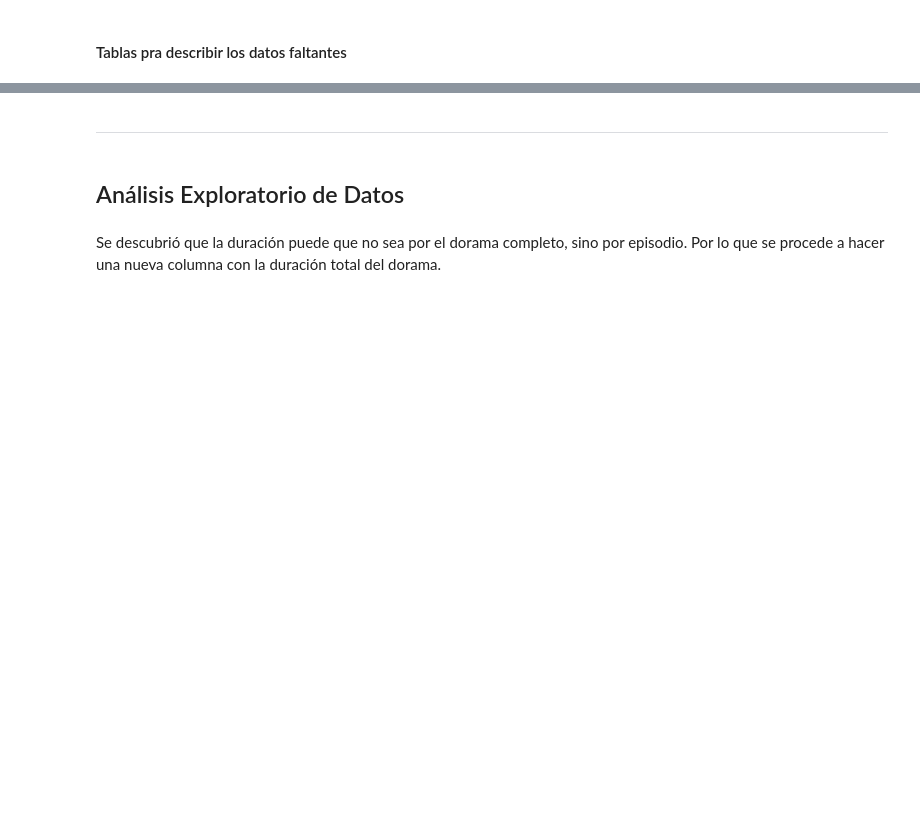
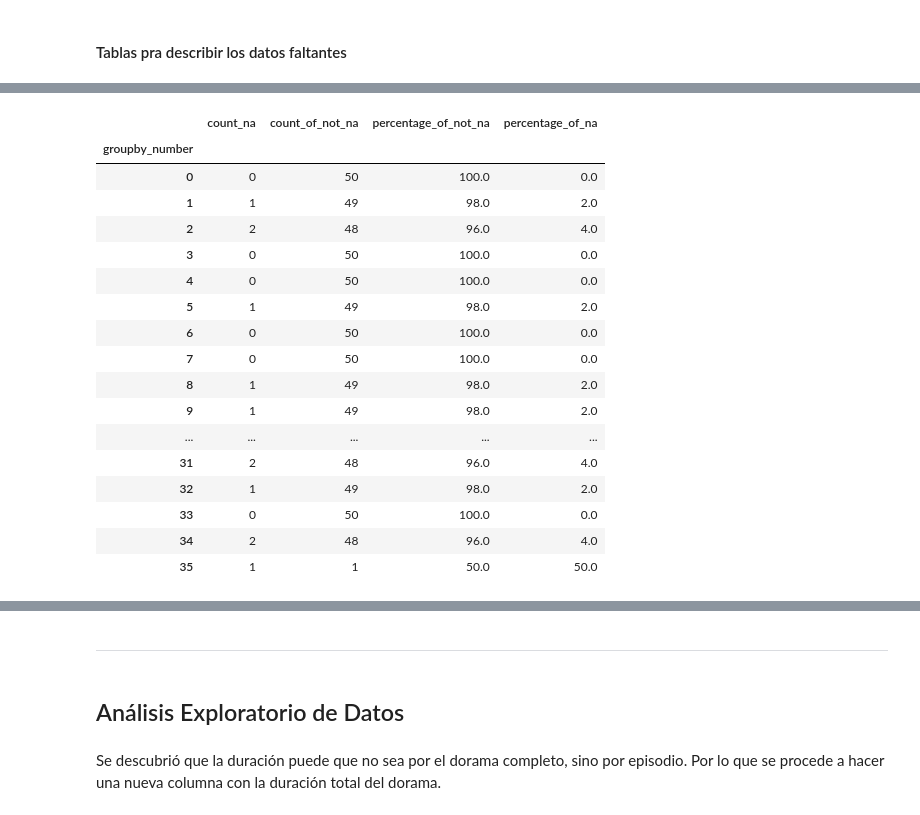
Before and after one commit to gfranciscoerazom/analysis-k-dramas, a Jupyter notebook: jupyternotebook/korean_drama.ipynb, the cells around one changed output, grey strips where cells are left out. Drawn from its saved outputs; the diff is of its cells as text; code cells hidden in the pictures; blank space fills up the shorter version.

```diff
--- a/jupyternotebook/korean_drama.ipynb
+++ b/jupyternotebook/korean_drama.ipynb
@@ -462,0 +216,21 @@ Missing variable sections for type
+# %%
+k_dramas.missing_data.na_count_by_intervals(50, "duration")
+# %% [output]
+|  | count_na | count_of_not_na | percentage_of_not_na | percentage_of_na |
+| groupby_number |  |  |  |  |
+| 0 | 0 | 50 | 100.0 | 0.0 |
+| 1 | 1 | 49 | 98.0 | 2.0 |
+| 2 | 2 | 48 | 96.0 | 4.0 |
+| 3 | 0 | 50 | 100.0 | 0.0 |
+| 4 | 0 | 50 | 100.0 | 0.0 |
+| 5 | 1 | 49 | 98.0 | 2.0 |
+| 6 | 0 | 50 | 100.0 | 0.0 |
+| 7 | 0 | 50 | 100.0 | 0.0 |
+| 8 | 1 | 49 | 98.0 | 2.0 |
+| 9 | 1 | 49 | 98.0 | 2.0 |
+| ... | ... | ... | ... | ... |
+| 31 | 2 | 48 | 96.0 | 4.0 |
+| 32 | 1 | 49 | 98.0 | 2.0 |
+| 33 | 0 | 50 | 100.0 | 0.0 |
+| 34 | 2 | 48 | 96.0 | 4.0 |
+| 35 | 1 | 1 | 50.0 | 50.0 |
```
Also changed, not shown: parts of 34 cells of this notebook, 1 other file.
